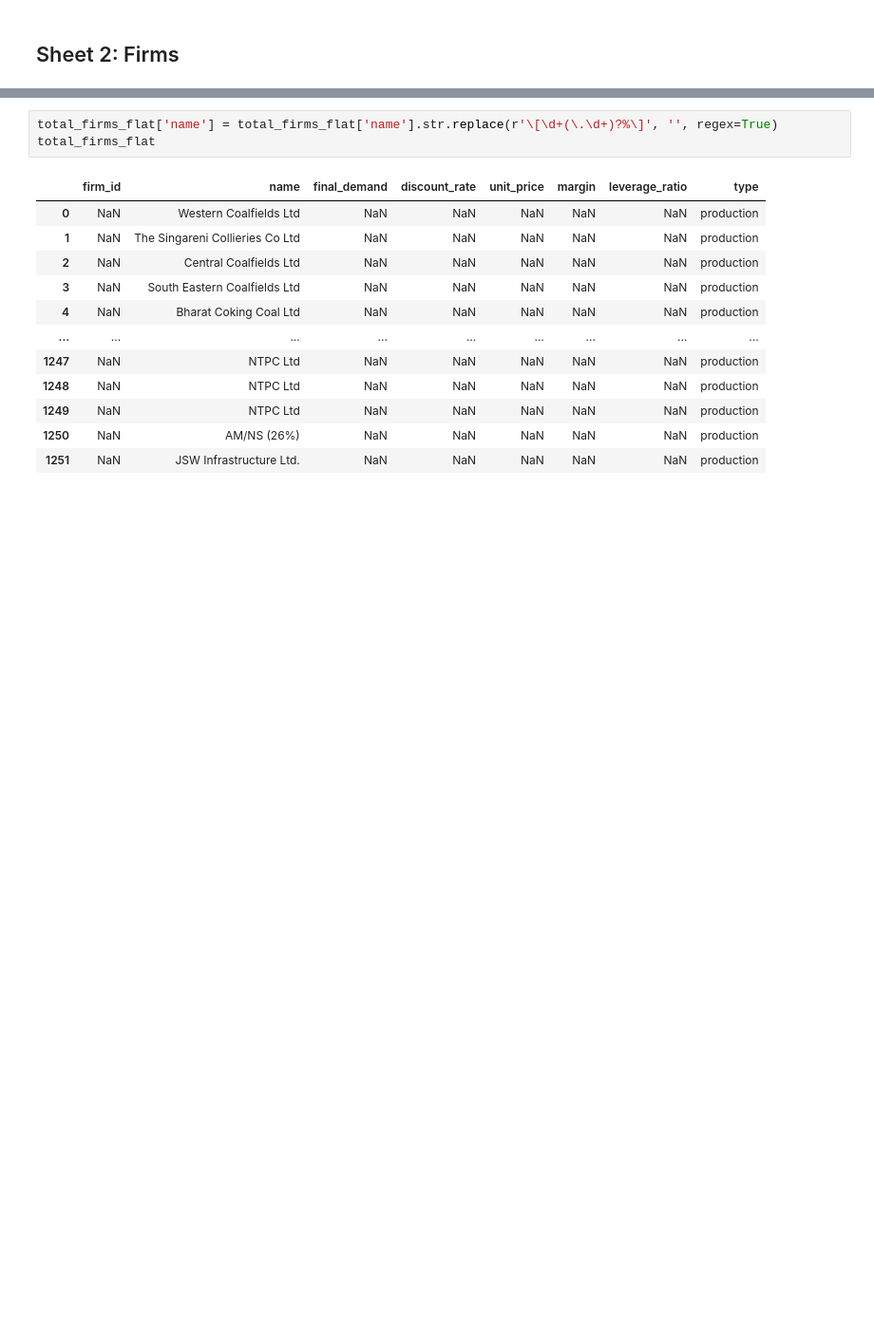
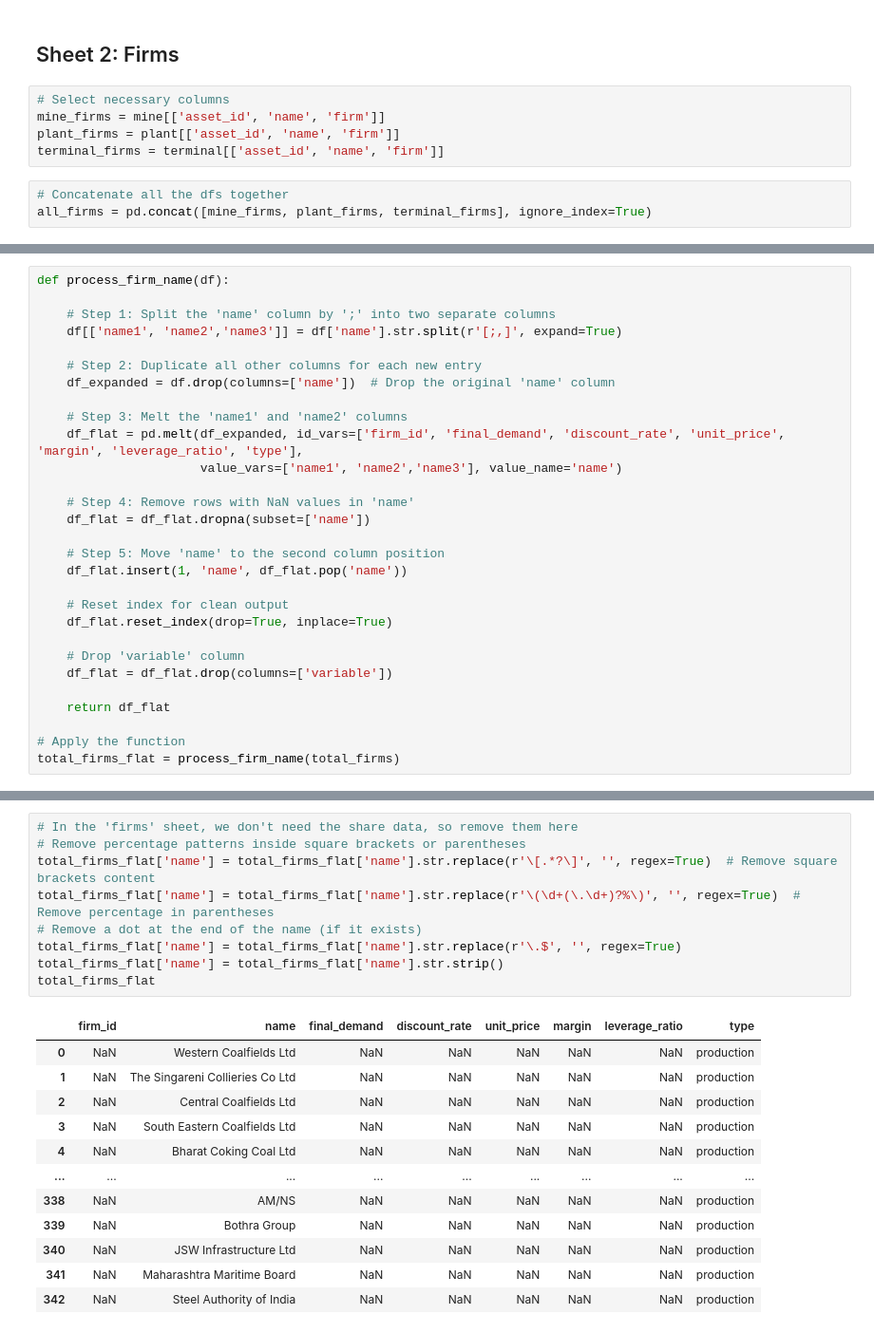
Before and after one commit to yingtian1/Thesis_2425, a Jupyter notebook: Preprocessing_mine.ipynb, the cells around one changed output, grey strips where cells are left out. Shown: that part at 95% size. Saved outputs shown, nothing was run; the diff lists cells and outputs as text; blank space fills up the shorter version.

```diff
--- a/Preprocessing_mine.ipynb
+++ b/Preprocessing_mine.ipynb
@@ -142,2 +136,10 @@ total_assets.head()
 # %% [markdown]
 ## Sheet 2: Firms
+# %%
+# Select necessary columns
+mine_firms = mine[['asset_id', 'name', 'firm']]
+plant_firms = plant[['asset_id', 'name', 'firm']]
+terminal_firms = terminal[['asset_id', 'name', 'firm']]
+# %%
+# Concatenate all the dfs together
+all_firms = pd.concat([mine_firms, plant_firms, terminal_firms], ignore_index=True)
@@ -215,2 +229,31 @@ total_firms_flat = process_firm_data(total_firms)
+# %%
+def process_firm_name(df):
+
+    # Step 1: Split the 'name' column by ';' into two separate columns
+    df[['name1', 'name2','name3']] = df['name'].str.split(r'[;,]', expand=True)
+
+    # Step 2: Duplicate all other columns for each new entry
+    df_expanded = df.drop(columns=['name'])  # Drop the original 'name' column
+
+    # Step 3: Melt the 'name1' and 'name2' columns
+    df_flat = pd.melt(df_expanded, id_vars=['firm_id', 'final_demand', 'discount_rate', 'unit_price', 'margin', 'leverage_ratio', 'type'],
+                      value_vars=['name1', 'name2','name3'], value_name='name')
+
+    # Step 4: Remove rows with NaN values in 'name'
+    df_flat = df_flat.dropna(subset=['name'])
+
+    # Step 5: Move 'name' to the second column position
+    df_flat.insert(1, 'name', df_flat.pop('name'))
+
+    # Reset index for clean output
+    df_flat.reset_index(drop=True, inplace=True)
+
+    # Drop 'variable' column
+    df_flat = df_flat.drop(columns=['variable'])
+
+    return df_flat
+
+# Apply the function
+total_firms_flat = process_firm_name(total_firms)
 # %%
 # Display the result
@@ -251,16 +275,22 @@ filtered_df
 # %%
-total_firms_flat['name'] = total_firms_flat['name'].str.replace(r'\[\d+(\.\d+)?%\]', '', regex=True)
+# In the 'firms' sheet, we don't need the share data, so remove them here
+# Remove percentage patterns inside square brackets or parentheses
+total_firms_flat['name'] = total_firms_flat['name'].str.replace(r'\[.*?\]', '', regex=True)  # Remove square brackets content
+total_firms_flat['name'] = total_firms_flat['name'].str.replace(r'\(\d+(\.\d+)?%\)', '', regex=True)  # Remove percentage in parentheses
+# Remove a dot at the end of the name (if it exists)
+total_firms_flat['name'] = total_firms_flat['name'].str.replace(r'\.$', '', regex=True)
+total_firms_flat['name'] = total_firms_flat['name'].str.strip()
 total_firms_flat
 # %% [output]
 |  | firm_id | name | final_demand | discount_rate | unit_price | margin | leverage_ratio | type |
 | 0 | NaN | Western Coalfields Ltd | NaN | NaN | NaN | NaN | NaN | production |
 | 1 | NaN | The Singareni Collieries Co Ltd | NaN | NaN | NaN | NaN | NaN | production |
 | 2 | NaN | Central Coalfields Ltd | NaN | NaN | NaN | NaN | NaN | production |
 | 3 | NaN | South Eastern Coalfields Ltd | NaN | NaN | NaN | NaN | NaN | production |
 | 4 | NaN | Bharat Coking Coal Ltd | NaN | NaN | NaN | NaN | NaN | production |
 | ... | ... | ... | ... | ... | ... | ... | ... | ... |
-| 1247 | NaN | NTPC Ltd | NaN | NaN | NaN | NaN | NaN | production |
-| 1248 | NaN | NTPC Ltd | NaN | NaN | NaN | NaN | NaN | production |
-| 1249 | NaN | NTPC Ltd | NaN | NaN | NaN | NaN | NaN | production |
-| 1250 | NaN | AM/NS (26%) | NaN | NaN | NaN | NaN | NaN | production |
-| 1251 | NaN | JSW Infrastructure Ltd. | NaN | NaN | NaN | NaN | NaN | production |
+| 338 | NaN | AM/NS | NaN | NaN | NaN | NaN | NaN | production |
+| 339 | NaN | Bothra Group | NaN | NaN | NaN | NaN | NaN | production |
+| 340 | NaN | JSW Infrastructure Ltd | NaN | NaN | NaN | NaN | NaN | production |
+| 341 | NaN | Maharashtra Maritime Board | NaN | NaN | NaN | NaN | NaN | production |
+| 342 | NaN | Steel Authority of India | NaN | NaN | NaN | NaN | NaN | production |
```
Also changed, not shown: parts of 53 cells of this notebook, 6 other files.
